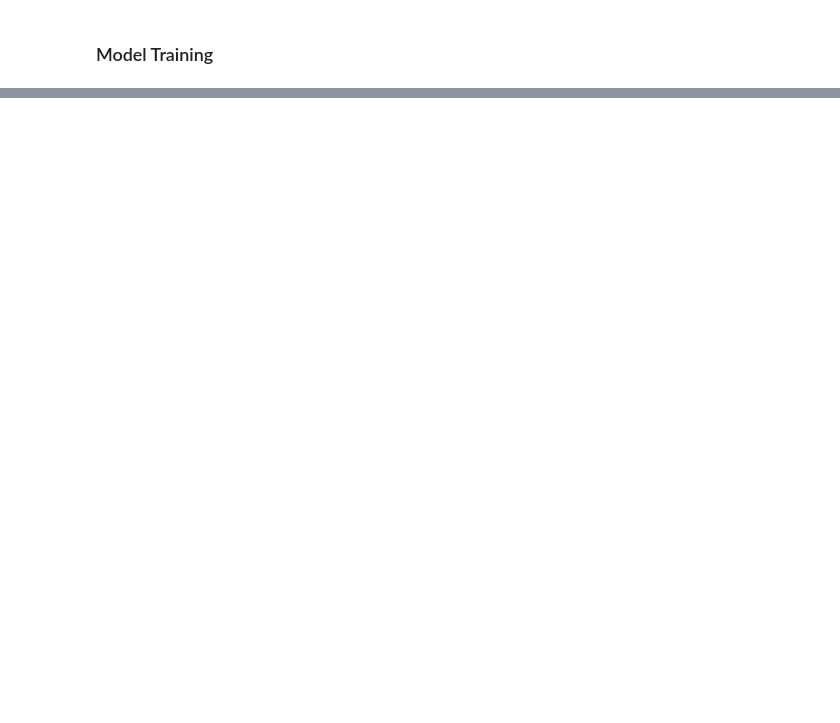
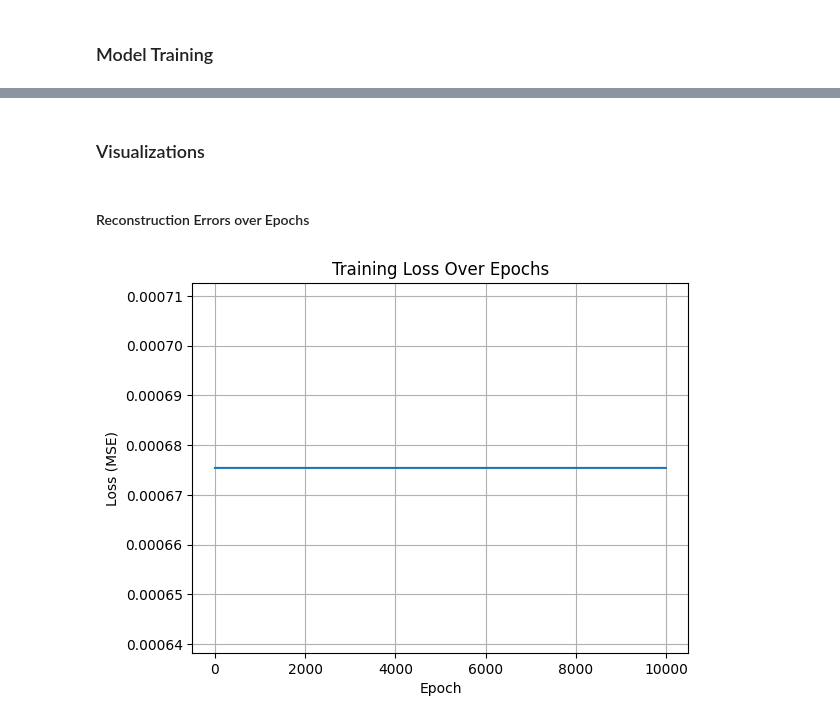
Before and after one commit to KhopSun/DatingApp_Autoencoder, a Jupyter notebook: DatingApp_AutoencoderPyTorch.ipynb, the cells around one changed output, grey strips where cells are left out. Cells and saved outputs as stored; diff of their text form; code cells hidden in the pictures; blank space fills up the shorter version.

Commit message:
Autoencoder, Load Data, Model Initialization, Model Training

```diff
--- a/DatingApp_AutoencoderPyTorch.ipynb
+++ b/DatingApp_AutoencoderPyTorch.ipynb
@@ -43,4 +111,7 @@ latent_dim = 10  # Compress profile into 10 dimensions
 # %%
+input_dim = X_tensor.shape[1]
+latent_dim = 10
+
 model = Autoencoder_Linear_User(input_dim, latent_dim) # Initialize Autoencoder Model
 criterion = nn.MSELoss() # Define loss function (reconstruction error)
 optimizer = torch.optim.Adam(model.parameters(), lr=1e-3, weight_decay=1e-5) # Adjust weights to minimize loss
@@ -48,17 +119,17 @@ optimizer = torch.optim.Adam(model.parameters(), lr=1e-3, weight_decay=1e-5) # A
 ### Model Training
 # %%
 # training
-num_epochs = 10
+num_epochs = 10000
 outputs = []
 for epoch in range(num_epochs):
-    for (img, _) in data_loader:
-        img = img.reshape(-1, 28*28)
-        recon = model(img)
-        loss = criterion(recon, img)
+    for batch in data_loader:
+        batch_data = batch[0] # Extract batch
+        reconstructed, latent = model(batch_data) # Forward pass
+        loss = criterion(reconstructed, batch_data) # Compute reconstruction loss
 
         optimizer.zero_grad() # Reset gradients
         loss.backward() # Compute gradients
         optimizer.step() # Update model parameters
 
     print(f"Epoch:{epoch+1}, Loss:{loss.item():.4f}")
-    outputs.append((epoch, img, recon))
+    outputs.append((epoch, batch_data, reconstructed))
@@ -65,15 +154,16 @@ for epoch in range(num_epochs):
-# %%
-epochs = 50  # Number of training iterations
-
-for epoch in range(epochs):
-    for batch in dataloader:
-        batch_data = batch[0]  # Extract batch
-
-        optimizer.zero_grad()  # Reset gradients
-        reconstructed, latent = autoencoder(batch_data)  # Forward pass
-        loss = criterion(reconstructed, batch_data)  # Compute reconstruction loss
-
-        loss.backward()  # Compute gradients
-        optimizer.step()  # Update model parameters
-
-    print(f"Epoch {epoch+1}/{epochs}, Loss: {loss.item():.4f}")
+# %% [markdown]
+### Visualizations
+# %% [markdown]
+#### Reconstruction Errors over Epochs
+# %%
+# Only works if you saved loss per epoch
+losses = [loss.item() for _, _, _ in outputs]
+
+plt.plot(range(len(losses)), losses)
+plt.title("Training Loss Over Epochs")
+plt.xlabel("Epoch")
+plt.ylabel("Loss (MSE)")
+plt.grid(True)
+plt.show()
+# %% [output]
+[figure, added]
```
Also changed, not shown: parts of 7 cells of this notebook.
